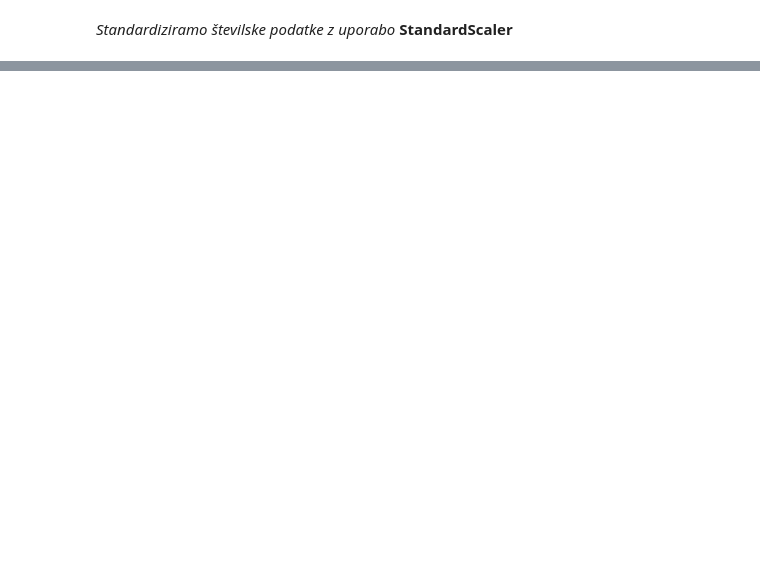
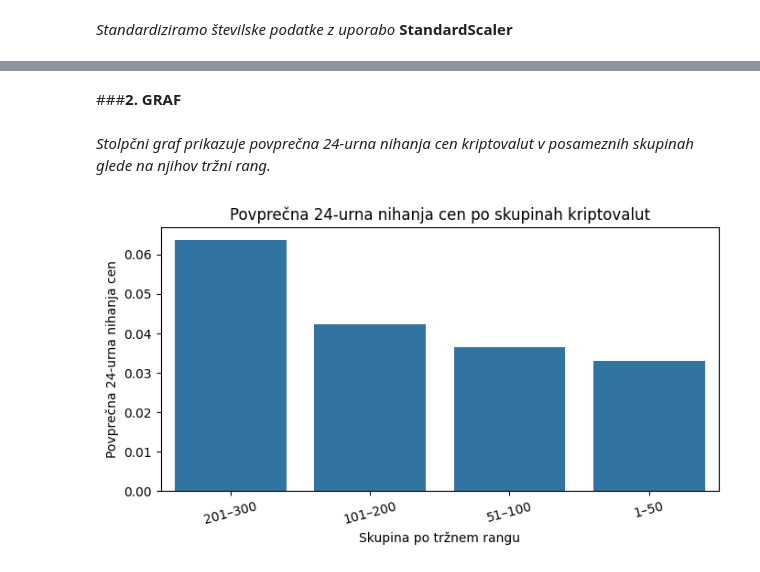
Before and after one commit to AnejVollmeier/Analiza-trga-kriptovalut-in-napoved-gibanja-cen, a Jupyter notebook: Kriptovalute_Anej_Vollmeier.ipynb, the cells around one changed output, grey strips where cells are left out. Drawn from its saved outputs; the diff is of its cells as text; code cells hidden in the pictures; blank space fills up the shorter version.

```diff
--- a/Kriptovalute_Anej_Vollmeier.ipynb
+++ b/Kriptovalute_Anej_Vollmeier.ipynb
@@ -211,0 +274,39 @@ df.head(3)
+# %% [markdown]
+###**2. GRAF**
+# %% [markdown]
+*Stolpčni graf prikazuje povprečna 24-urna nihanja cen kriptovalut v posameznih skupinah glede na njihov tržni rang.*
+# %%
+import numpy as np
+import seaborn as sns
+import matplotlib.pyplot as plt
+
+# 1) Pripravimo podatke
+df_rank = df.sort_values("market_cap_rank").copy()
+
+# 2) Dodamo pozicijo
+df_rank["rank_pos"] = np.arange(1, len(df_rank) + 1)
+
+# 3) Ustvarimo skupine po rangu
+df_rank["rank_group"] = "201–300"
+df_rank.loc[df_rank["rank_pos"] <= 200, "rank_group"] = "101–200"
+df_rank.loc[df_rank["rank_pos"] <= 100, "rank_group"] = "51–100"
+df_rank.loc[df_rank["rank_pos"] <= 50,  "rank_group"] = "1–50"
+
+# 4) Povprečna dnevna nihanja cen po skupinah
+avg_change_by_rank = (
+    df_rank.groupby("rank_group")["range_24h_rel"]
+          .mean()
+          .sort_values(ascending=False)
+)
+
+# 5) Barplot
+plt.figure(figsize=(7, 4))
+sns.barplot(x=avg_change_by_rank.index, y=avg_change_by_rank.values)
+plt.title("Povprečna 24-urna nihanja cen po skupinah kriptovalut")
+plt.xlabel("Skupina po tržnem rangu")
+plt.ylabel("Povprečna 24-urna nihanja cen")
+plt.xticks(rotation=15)
+plt.tight_layout()
+plt.show()
+# %% [output]
+[figure, added]
```
Also changed, not shown: parts of 14 cells of this notebook.
